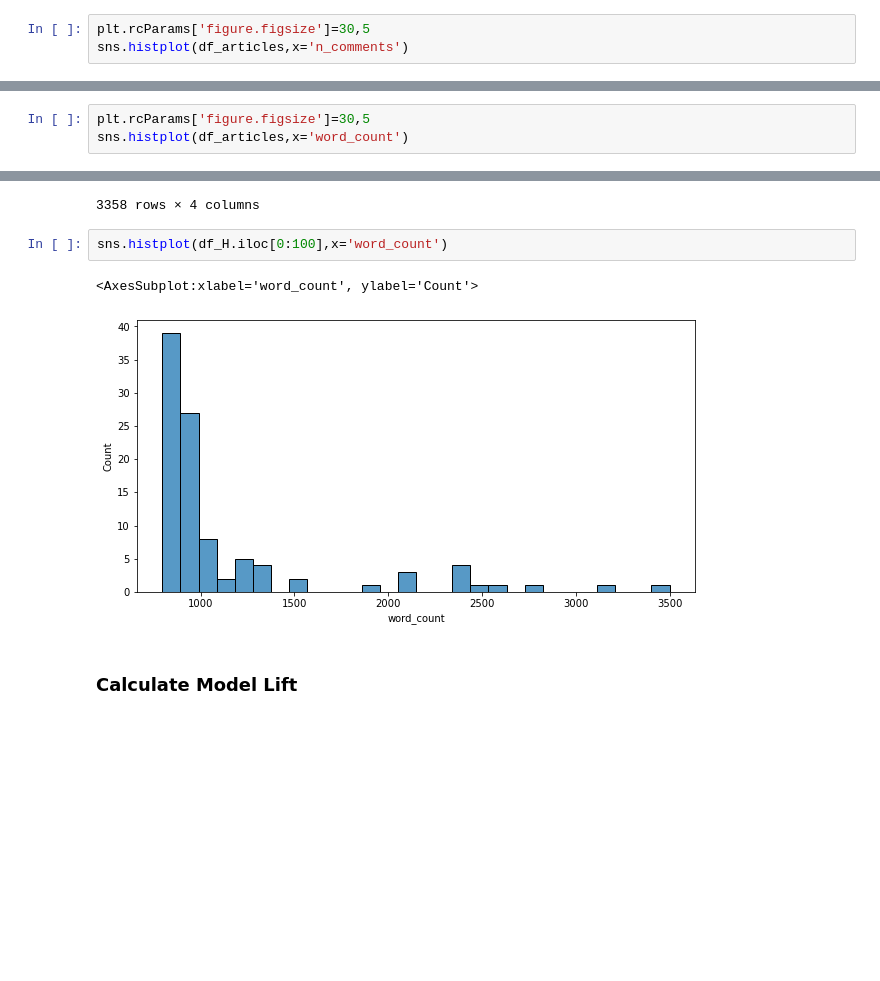
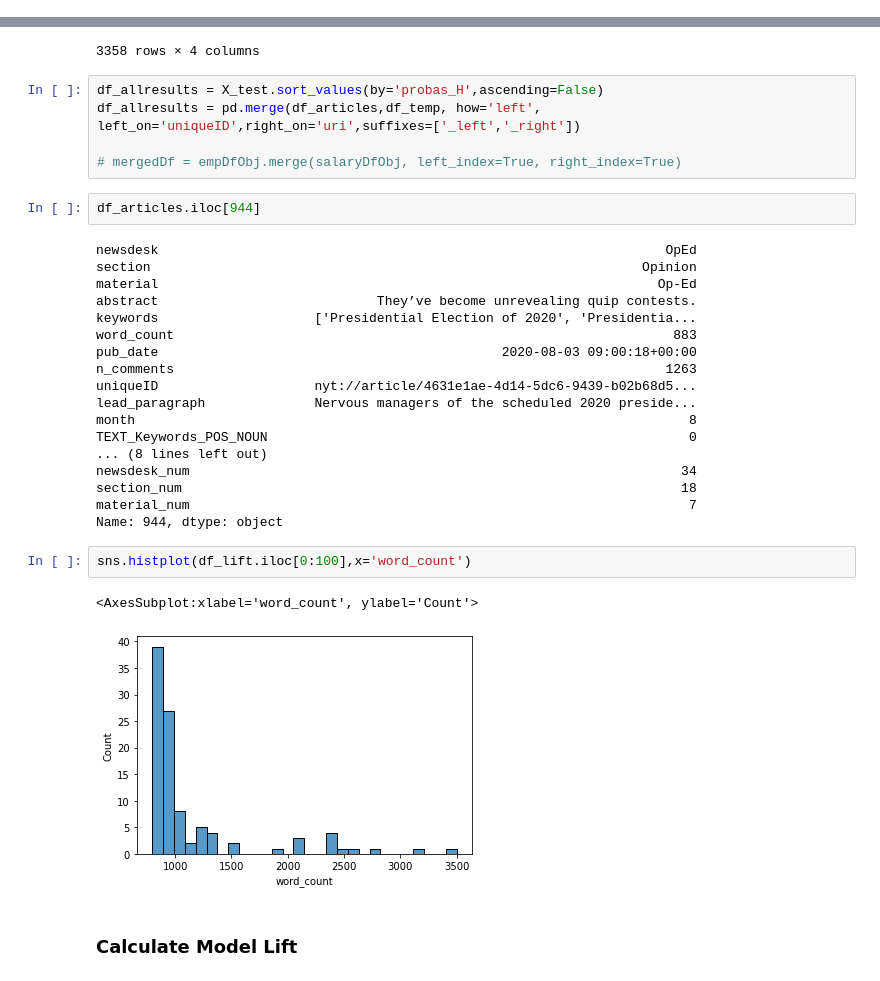
Before and after one commit to mikesbin99/springboard_proj_nlp_nytimes, a Jupyter notebook: notebooks/Preprocessing-Modeling.ipynb, the cells around one changed output, grey strips where cells are left out. Saved outputs shown, nothing was run; the diff lists cells and outputs as text; blank space fills up the shorter version.

```diff
--- a/notebooks/Preprocessing-Modeling.ipynb
+++ b/notebooks/Preprocessing-Modeling.ipynb
@@ -110,3 +109,0 @@ df_articles.head(1).T
-# %%
-plt.rcParams['figure.figsize']=30,5
-sns.histplot(df_articles,x='n_comments')
@@ -116,3 +109,0 @@ sns.histplot(df_articles,x='n_comments')
-# %%
-plt.rcParams['figure.figsize']=30,5
-sns.histplot(df_articles,x='word_count')
@@ -391,11 +448,36 @@ df_lift[['probas_L','probas_H','comment_size_predict','comment_size_actual']]
 | 15046 | 0.996451 | 0.003549 | 0 | 0 |
 | 14268 | 0.996564 | 0.003436 | 0 | 0 |
 3358 rows × 4 columns
+# %%
+df_allresults = X_test.sort_values(by='probas_H',ascending=False)
+df_allresults = pd.merge(df_articles,df_temp, how='left', left_on='uniqueID',right_on='uri',suffixes=['_left','_right'])
+
+# mergedDf = empDfObj.merge(salaryDfObj, left_index=True, right_index=True)
+# %%
+df_articles.iloc[944]
+# %% [output]
+newsdesk                                                                 OpEd
+section                                                               Opinion
+material                                                                Op-Ed
+abstract                            They’ve become unrevealing quip contests.
+keywords                    ['Presidential Election of 2020', 'Presidentia...
+word_count                                                                883
+pub_date                                            2020-08-03 09:00:18+00:00
+n_comments                                                               1263
+uniqueID                    nyt://article/4631e1ae-4d14-5dc6-9439-b02b68d5...
+lead_paragraph              Nervous managers of the scheduled 2020 preside...
+month                                                                       8
+TEXT_Keywords_POS_NOUN                                                      0
+... (8 lines left out)
+newsdesk_num                                                               34
+section_num                                                                18
+material_num                                                                7
+Name: 944, dtype: object
 # %%
-sns.histplot(df_H.iloc[0:100],x='word_count')
+sns.histplot(df_lift.iloc[0:100],x='word_count')
 # %% [output]
 <AxesSubplot:xlabel='word_count', ylabel='Count'>
-[figure, old version]
+[figure, new version]
 # %% [markdown]
 ### Calculate Model Lift
 # %%
```
Also changed, not shown: parts of 19 cells of this notebook, 40 other files.
